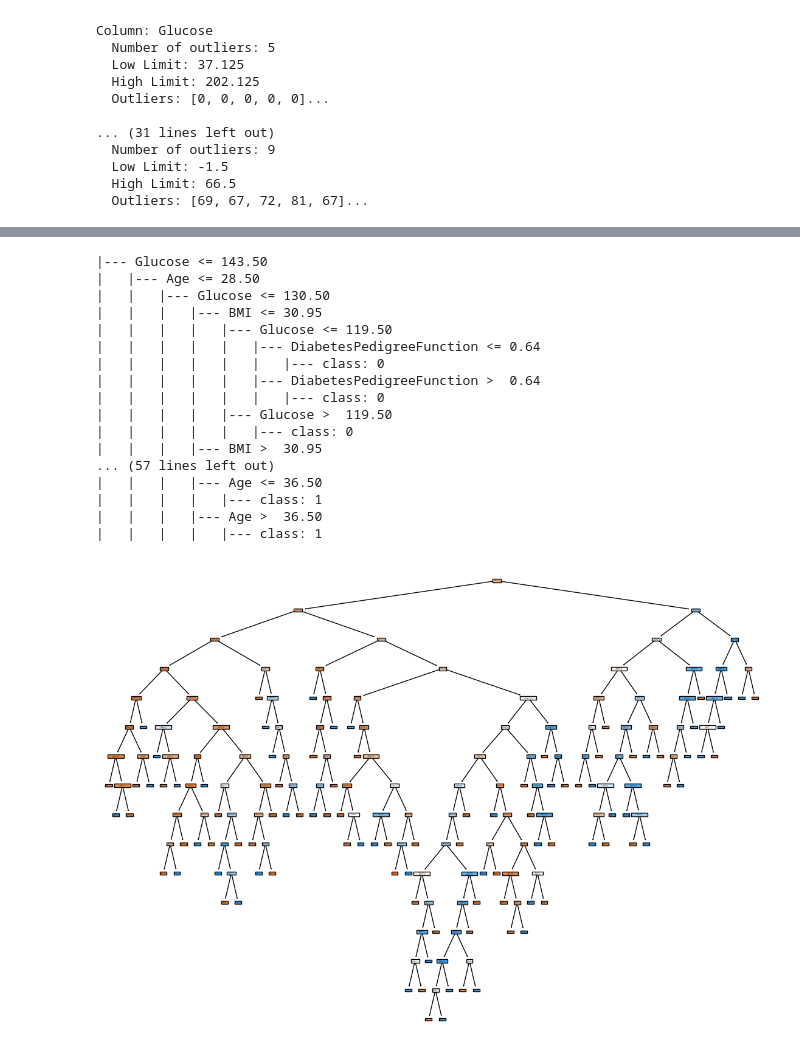
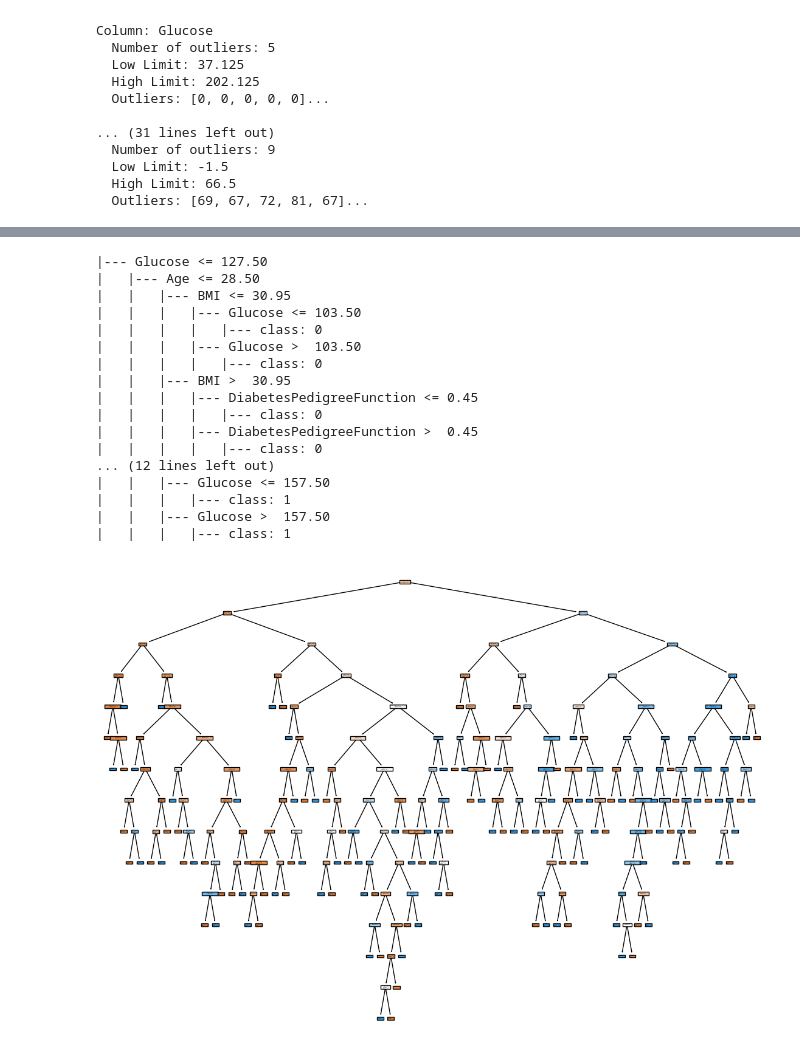
Before and after one commit to Nonpoint93/decision-tree-algo-project, a Jupyter notebook: src/explore.ipynb, the cells around one changed output, grey strips where cells are left out. Saved outputs shown, nothing was run; the diff lists cells and outputs as text; code cells hidden in the pictures.

Commit message:
#Refactor code to get the best model

```diff
--- a/src/explore.ipynb
+++ b/src/explore.ipynb
@@ -211,7 +210,7 @@ df_without_outliers.describe().round(2)
 | 75% | 6.00 | 136.00 | 80.00 | 32.00 | 115.00 | 35.90 | 0.58 | 40.00 | ... |
 | max | 13.00 | 198.00 | 106.00 | 60.00 | 318.00 | 50.00 | 1.19 | 66.00 | ... |
 # %%
-df_transformed_outliers = transform_outliers(df=df, outlier_info=outlier_info)
+df_transformed_outliers = transform_outliers(df=df.copy(), outlier_info=outlier_info)
 df_transformed_outliers.describe().round(2)
 # %% [output]
 |  | Pregnancies | Glucose | BloodPressure | SkinThickness | Insulin | BMI | DiabetesPedigreeFunction | Age | ... |
@@ -224,7 +223,7 @@ df_transformed_outliers.describe().round(2)
 | 75% | 6.00 | 140.25 | 80.00 | 32.00 | 4.85 | 36.60 | 0.49 | 41.00 | ... |
 | max | 13.50 | 199.00 | 107.00 | 80.00 | 6.74 | 50.55 | 1.23 | 66.50 | ... |
 # %%
-def train_split(target, dataframe, test_size=0.2, random_state=42):
+def train_split(target, dataframe, test_size=0.1, random_state=42):
     return train_test_split(dataframe.drop(columns=target), dataframe[target], test_size=test_size, random_state=random_state)
 # %%
 def standard_scaler(X_train, X_test, filename: str):
@@ -377,7 +376,7 @@ for name, df in dfs_test_transformed_outliers.items():
     df.to_csv(f'../data/processed/{name}.csv', index=False)
 # %%
 from sklearn.tree import DecisionTreeClassifier
-from sklearn.metrics import accuracy_score
+from sklearn.metrics import accuracy_score, classification_report, confusion_matrix
 
 train = list(dfs_train.values())
 test = list(dfs_test.values())
@@ -392,41 +391,51 @@ results = []
 for index, train_df in enumerate(train):
     model = DecisionTreeClassifier(random_state=42)
     model.fit(train_df, y_train)
-    y_test_pred = model.predict(test[index])
+    y_pred = model.predict(test[index])
 
     results.append({
         'index': index,
         'df_train': list(dfs_train.keys())[index],
-        'Accuracy Score': round(accuracy_score(y_test, y_test_pred), 4)
+        'Accuracy Score': round(accuracy_score(y_test, y_pred), 4),
+        'Classification report': classification_report(y_test, y_pred),
+        'Confusion matrix': confusion_matrix(y_test, y_pred)
     })
 
 # Without outliers
 for index, train_df in enumerate(train_without_outliers):
     model = DecisionTreeClassifier(random_state=42)
     model.fit(train_df, y_train_without_outliers)
-    y_test_pred = model.predict(test_without_outliers[index])
+    y_pred = model.predict(test_without_outliers[index])
 
     results.append({
         'index': index,
         'df_train': list(dfs_train_without_outliers.keys())[index],
-        'Accuracy Score': round(accuracy_score(y_test_without_outliers, y_test_pred), 4)
+        'Accuracy Score': round(accuracy_score(y_test_without_outliers, y_pred), 4),
+        'Classification report': classification_report(y_test_without_outliers, y_pred),
+        'Confusion matrix': confusion_matrix(y_test_without_outliers, y_pred)
     })
 
 # Transformed outliers
 for index, train_df in enumerate(train_transformed_outliers):
     model = DecisionTreeClassifier(random_state=42)
     model.fit(train_df, y_train_transformed_outliers)
-    y_test_pred = model.predict(test_transformed_outliers[index])
+    y_pred = model.predict(test_transformed_outliers[index])
 
     results.append({
         'index': index,
         'df_train': list(dfs_train_transformed_outliers.keys())[index],
-        'Accuracy Score': round(accuracy_score(y_test_transformed_outliers, y_test_pred), 4)
+        'Accuracy Score': round(accuracy_score(y_test_transformed_outliers, y_pred), 4),
+        'Classification report': classification_report(y_test_transformed_outliers, y_pred),
+        'Confusion matrix': confusion_matrix(y_test_transformed_outliers, y_pred)
     })
 
 
 results = sorted(results, key=lambda x: x['Accuracy Score'], reverse=True)
 best_result = results[0]
 
-print(best_result)
+print(f"Index: {best_result['index']}")
+print(f"\ndf_train: {best_result['df_train']}")
+print(f"\nAccuracy Score: {best_result['Accuracy Score']}")
+print(f"\nClassification Report: {best_result['Classification report']}")
+print(f"\nConfusion Matrix: {best_result['Confusion matrix']}")
 # %% [output]
@@ -434,15 +460,15 @@ print(best_result)
 # %%
 hyperparams = {
     "splitter": ["best"],
-    "max_depth": [15, 20, 25, 30, 35, None],
-    "min_samples_split": [2, 3, 4, 5],
+    "max_depth": [None, 10, 15, 20, 25, 30, 35, 40],
+    "min_samples_split": [2, 3, 4, 5, 6, 7],
     "random_state": [42],
     "min_weight_fraction_leaf": [0.01, 0.015, 0.025, 0.05, 0.075, 0.1]
 }
 
-model = DecisionTreeClassifier()
-model.fit(dfs_train_without_outliers.get(best_result["df_train"]), y_train_without_outliers)
-grid = GridSearchCV(model, hyperparams, scoring = "accuracy", cv = 3)
-grid.fit(dfs_train_without_outliers.get(best_result["df_train"]), y_train_without_outliers)
+model = DecisionTreeClassifier(random_state=42)
+model.fit(dfs_train.get(best_result["df_train"]), y_train)
+grid = GridSearchCV(model, hyperparams, scoring = "accuracy", cv = 5)
+grid.fit(dfs_train.get(best_result["df_train"]), y_train)
 print(f'The best hyperparameters are: {grid.best_params_}')
 # %% [output]
@@ -459,33 +485,33 @@ The model accuracy with the hyperparameters is: 77.37%, an increase of 8.03% vs
 # %%
-tree_rules = export_text(model_grid, feature_names = X_train_without_outliers_selected.columns)
+tree_rules = export_text(model_grid, feature_names = X_train_with_outliers.columns)
 print(tree_rules)
 # %% [output]
-|--- Glucose <= 143.50
+|--- Glucose <= 127.50
 |   |--- Age <= 28.50
-|   |   |--- Glucose <= 130.50
-|   |   |   |--- BMI <= 30.95
-|   |   |   |   |--- Glucose <= 119.50
-|   |   |   |   |   |--- DiabetesPedigreeFunction <= 0.64
-|   |   |   |   |   |   |--- class: 0
-|   |   |   |   |   |--- DiabetesPedigreeFunction >  0.64
-|   |   |   |   |   |   |--- class: 0
-|   |   |   |   |--- Glucose >  119.50
-|   |   |   |   |   |--- class: 0
-|   |   |   |--- BMI >  30.95
-... (57 lines left out)
-|   |   |   |--- Age <= 36.50
-|   |   |   |   |--- class: 1
-|   |   |   |--- Age >  36.50
-|   |   |   |   |--- class: 1
+|   |   |--- BMI <= 30.95
+|   |   |   |--- Glucose <= 103.50
+|   |   |   |   |--- class: 0
+|   |   |   |--- Glucose >  103.50
+|   |   |   |   |--- class: 0
+|   |   |--- BMI >  30.95
+|   |   |   |--- DiabetesPedigreeFunction <= 0.45
+|   |   |   |   |--- class: 0
+|   |   |   |--- DiabetesPedigreeFunction >  0.45
+|   |   |   |   |--- class: 0
+... (12 lines left out)
+|   |   |--- Glucose <= 157.50
+|   |   |   |--- class: 1
+|   |   |--- Glucose >  157.50
+|   |   |   |--- class: 1
 # %%
 plt.figure(figsize=(14,10))
 
 plot_tree(
     model,
-    feature_names = X_train_with_outliers_selected.columns,
+    feature_names = X_train_with_outliers.columns,
     filled = True
 )
 
 plt.show()
 # %% [output]
-[figure, old version]
+[figure, new version]
```
Also changed, not shown: parts of 5 cells of this notebook.
